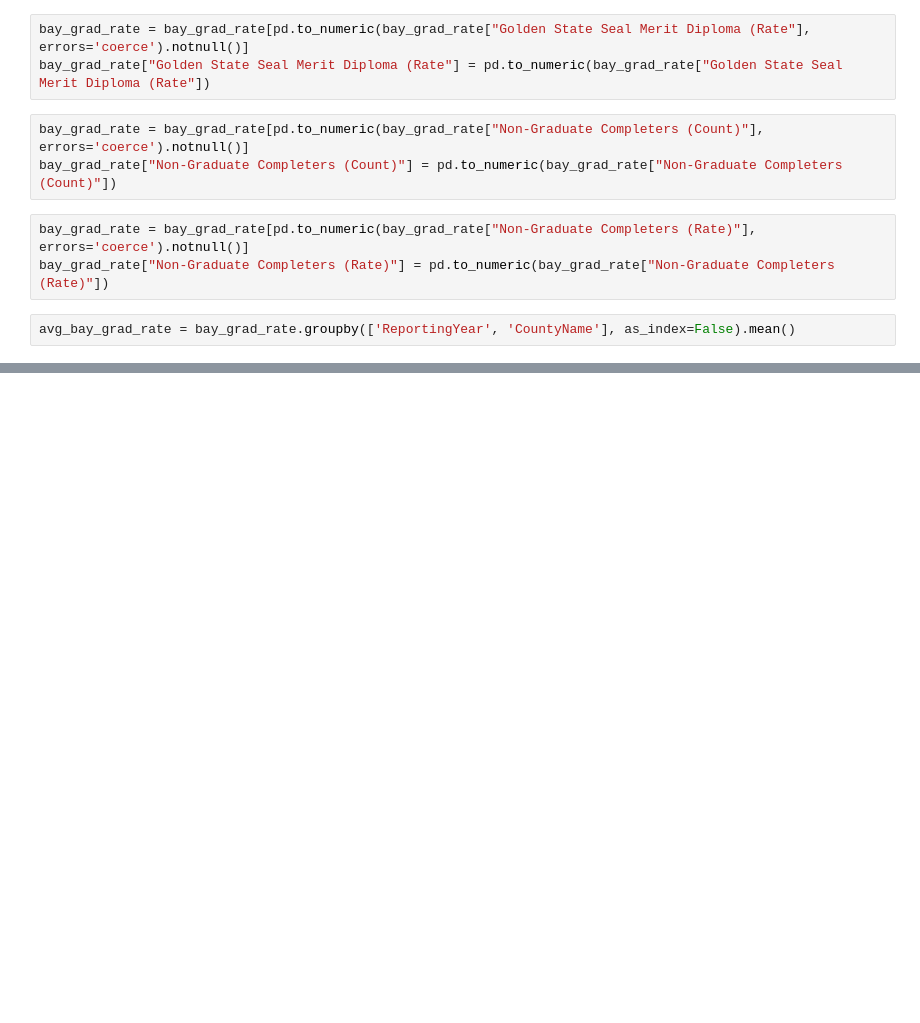
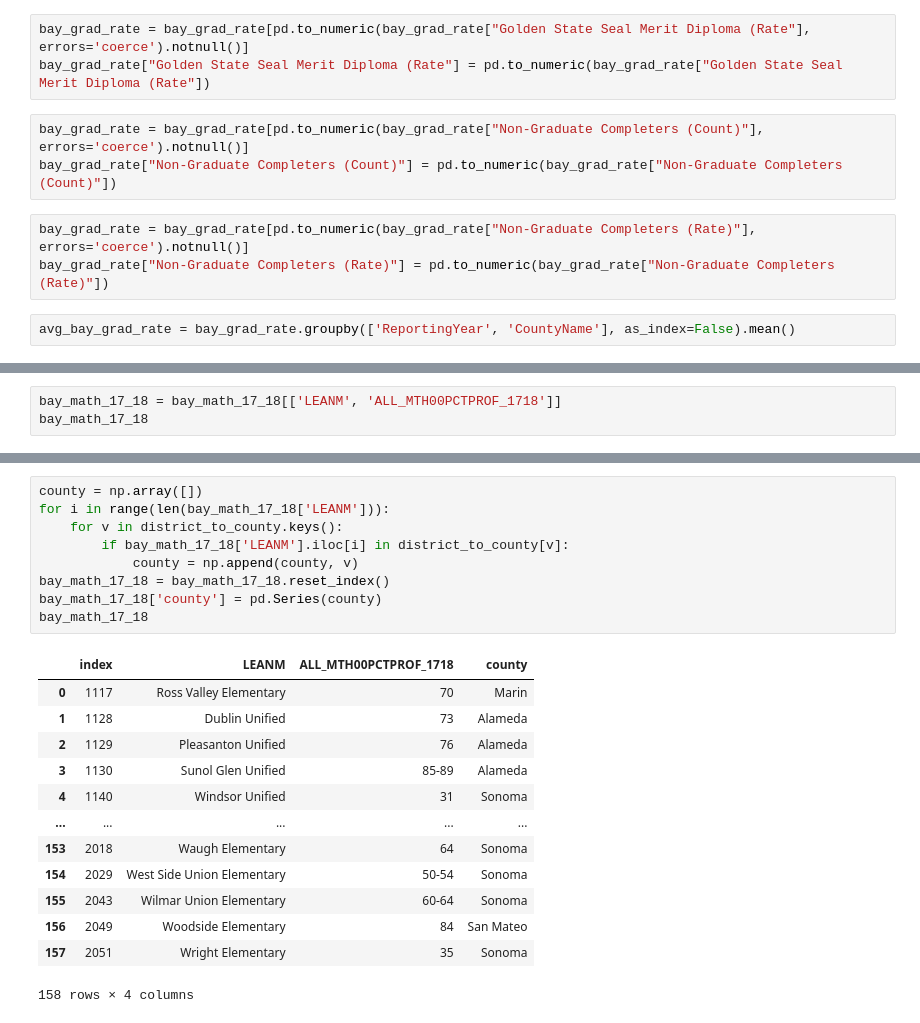
Before and after one commit to meganajoseph/HealthAndSuccess, a Jupyter notebook: Health_and_Academic_Success.ipynb, the cells around one changed output, grey strips where cells are left out. Cells and saved outputs as stored; diff of their text form; blank space fills up the shorter version.

```diff
--- a/Health_and_Academic_Success.ipynb
+++ b/Health_and_Academic_Success.ipynb
@@ -521,0 +681,3 @@ plt.show()
+# %%
+bay_math_17_18 = bay_math_17_18[['LEANM', 'ALL_MTH00PCTPROF_1718']]
+bay_math_17_18
@@ -521,0 +698,23 @@ plt.show()
+# %%
+county = np.array([])
+for i in range(len(bay_math_17_18['LEANM'])):
+    for v in district_to_county.keys():
+        if bay_math_17_18['LEANM'].iloc[i] in district_to_county[v]:
+            county = np.append(county, v)
+bay_math_17_18 = bay_math_17_18.reset_index()
+bay_math_17_18['county'] = pd.Series(county)
+bay_math_17_18
+# %% [output]
+|  | index | LEANM | ALL_MTH00PCTPROF_1718 | county |
+| 0 | 1117 | Ross Valley Elementary | 70 | Marin |
+| 1 | 1128 | Dublin Unified | 73 | Alameda |
+| 2 | 1129 | Pleasanton Unified | 76 | Alameda |
+| 3 | 1130 | Sunol Glen Unified | 85-89 | Alameda |
+| 4 | 1140 | Windsor Unified | 31 | Sonoma |
+| ... | ... | ... | ... | ... |
+| 153 | 2018 | Waugh Elementary | 64 | Sonoma |
+| 154 | 2029 | West Side Union Elementary | 50-54 | Sonoma |
+| 155 | 2043 | Wilmar Union Elementary | 60-64 | Sonoma |
+| 156 | 2049 | Woodside Elementary | 84 | San Mateo |
+| 157 | 2051 | Wright Elementary | 35 | Sonoma |
+158 rows × 4 columns
```
Also changed, not shown: parts of 12 cells of this notebook.
